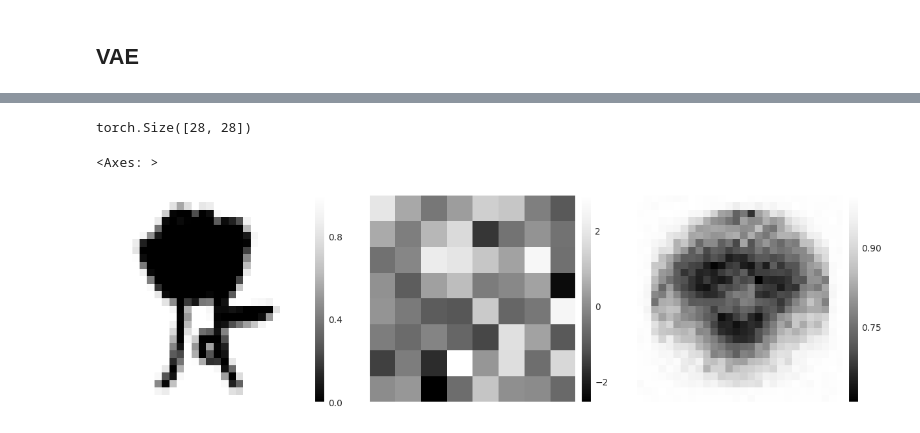
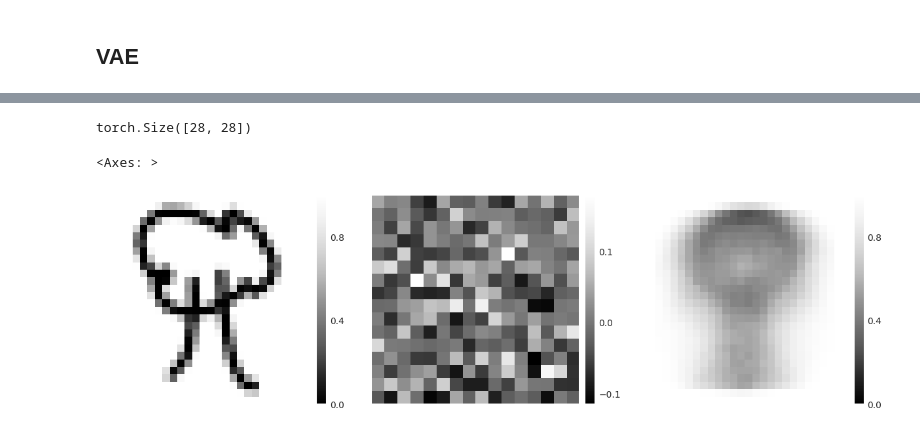
Before and after one commit to eugenioLR/doodle_ml_generator, a Jupyter notebook: deep_generative.ipynb, the cells around one changed output, grey strips where cells are left out. Saved outputs shown, nothing was run; the diff lists cells and outputs as text; code cells hidden in the pictures.

Commit message:
trained generative model with Dense VAE

```diff
--- a/deep_generative.ipynb
+++ b/deep_generative.ipynb
@@ -161,10 +149,11 @@ torch.Size([28, 28])
 # %% [markdown]
 ## VAE
 # %%
-code_size = 64
+code_size = 256
 
 encoder = EncoderDenseVAE(train_dataset[0][0].shape[1:], code_size, device=device)
 decoder = DecoderDenseVAE(code_size, train_dataset[0][0].shape[1:], device=device)
-autoencoder = DenseVAE(encoder, decoder, beta=0.01)
+# autoencoder = DenseVAE(encoder, decoder, beta=2e-7)
+autoencoder = VAE(encoder, decoder, beta=1e-6)
 autoencoder
 # %% [output]
@@ -238,21 +251,21 @@ Epoch 100/100: Train loss: 0.086689, Test loss: 0.085623
 # %%
 example_img = random.choice(train_dataset)
 encoded_tensor, z_loc, z_log_scale = encoder(example_img[0])
 decoded_tensor = decoder(encoded_tensor)
 
 
 fig, ax = plt.subplots(1,3, figsize=(15,15))
 print(random.choice(example_img[0]).shape)
 
 rand_idx = random.choice(range(len(example_img[0])))
 
 ex_img = example_img[0][rand_idx+1].to("cpu")
-code = encoded_tensor[rand_idx].to("cpu").detach().numpy().reshape((8,8))
+code = encoded_tensor[rand_idx].to("cpu").detach().numpy().reshape((16,16))
 decoded = decoded_tensor[rand_idx].to("cpu").detach().numpy()
-isns.imgplot(ex_img, cmap="Greys_r", ax=ax[0])
-isns.imgplot(code, cmap="Greys_r", ax=ax[1])
-isns.imgplot(decoded, cmap="Greys_r", ax=ax[2])
+isns.imgplot(ex_img, cmap="Greys_r", ax=ax[0], vmin=0, vmax=1)
+isns.imgplot(code, cmap="Greys_r", ax=ax[1], vmin=code.min())
+isns.imgplot(decoded, cmap="Greys_r", ax=ax[2], vmin=0, vmax=1)
 # %% [output]
 torch.Size([28, 28])
 <Axes: >
-[figure, old version]
+[figure, new version]
```
Also changed, not shown: parts of 10 cells of this notebook, 4 other files.
